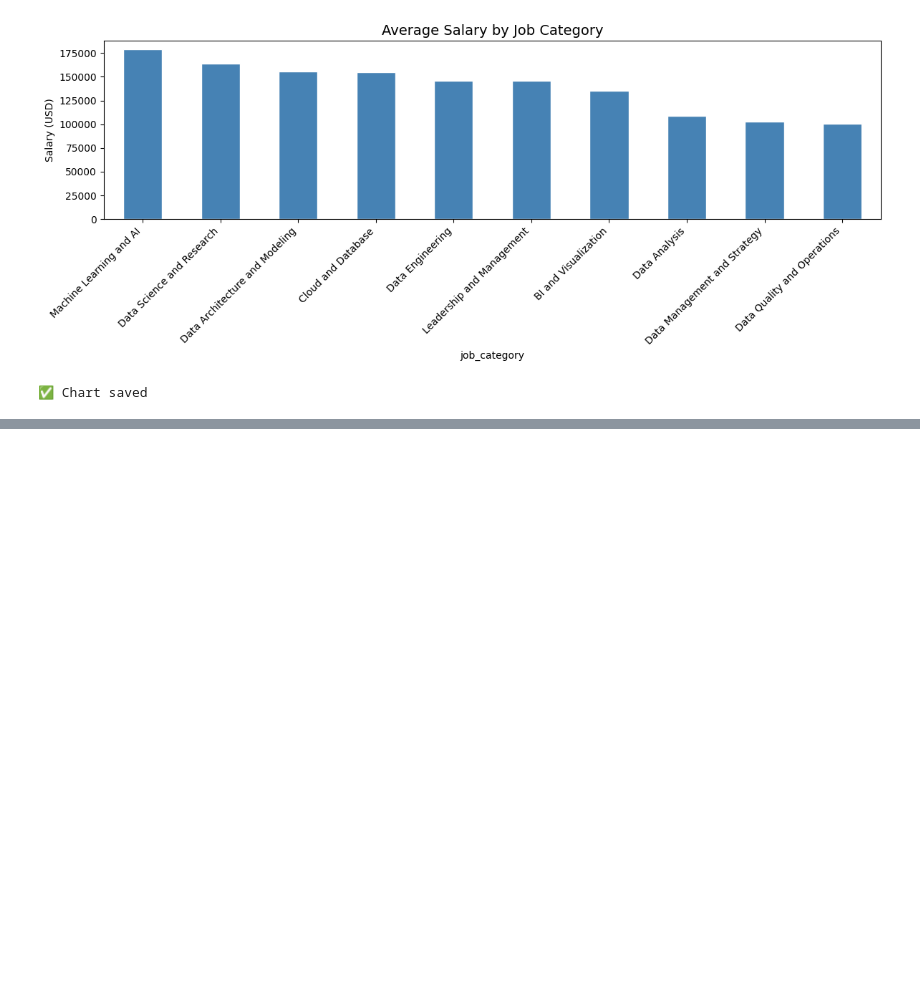
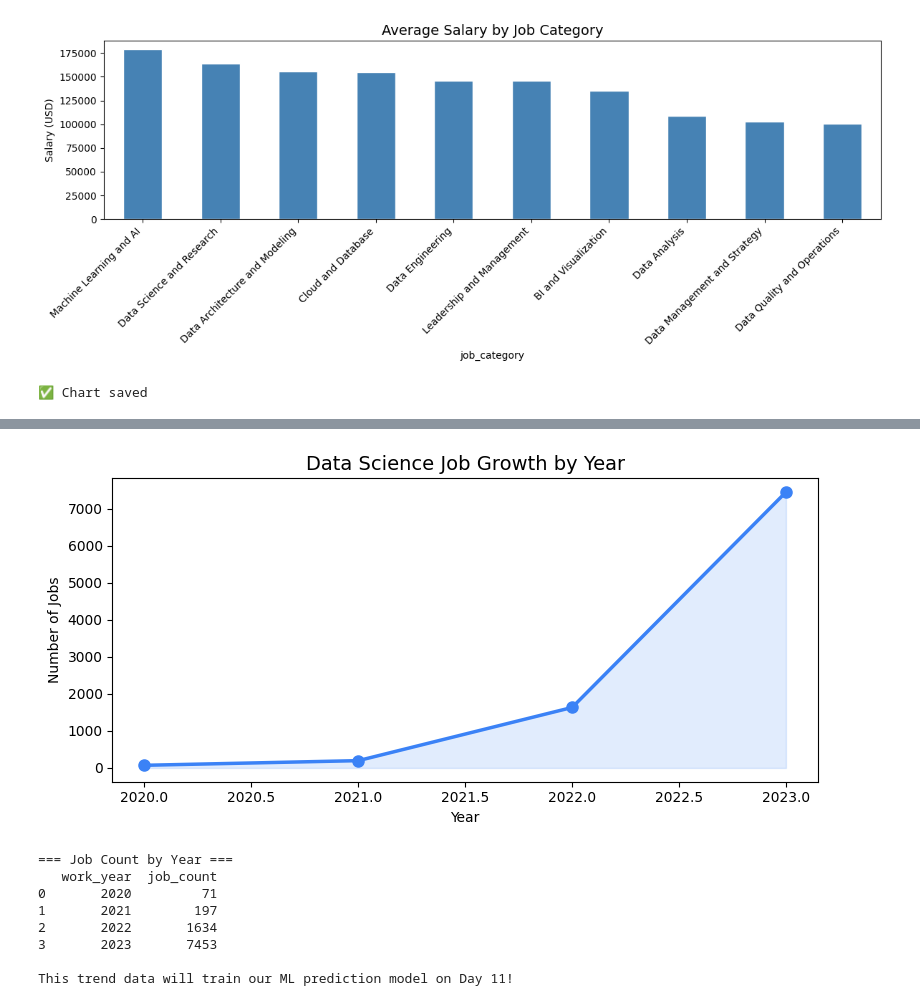
Before and after one commit to Swap9035/Ai-job-market-pulse, a Jupyter notebook: 01_eda.ipynb, the cells around one changed output, grey strips where cells are left out. Drawn from its saved outputs; the diff is of its cells as text; code cells hidden in the pictures; blank space fills up the shorter version.

Commit message:
feat: pandas analytics service layer, scipy statistical insights, skill trends chart

```diff
--- a/01_eda.ipynb
+++ b/01_eda.ipynb
@@ -136,0 +145,28 @@ print(salary_by_exp.sort_values(ascending=False))
+# %%
+# Job count trend over years — this is our ML prediction target!
+yearly_trend = df.groupby('work_year').size().reset_index(name='job_count')
+
+plt.figure(figsize=(8, 4))
+plt.plot(yearly_trend['work_year'], yearly_trend['job_count'],
+         marker='o', linewidth=2.5, color='#3b82f6', markersize=8)
+plt.fill_between(yearly_trend['work_year'], yearly_trend['job_count'],
+                 alpha=0.15, color='#3b82f6')
+plt.title('Data Science Job Growth by Year', fontsize=14)
+plt.xlabel('Year')
+plt.ylabel('Number of Jobs')
+plt.tight_layout()
+plt.show()
+
+print("=== Job Count by Year ===")
+print(yearly_trend)
+print("\nThis trend data will train our ML prediction model on Day 11!")
+# %% [output]
+[figure, added]
+=== Job Count by Year ===
+   work_year  job_count
+0       2020         71
+1       2021        197
+2       2022       1634
+3       2023       7453
+
+This trend data will train our ML prediction model on Day 11!
```
Also changed, not shown: parts of 2 cells of this notebook, 8 other files.
